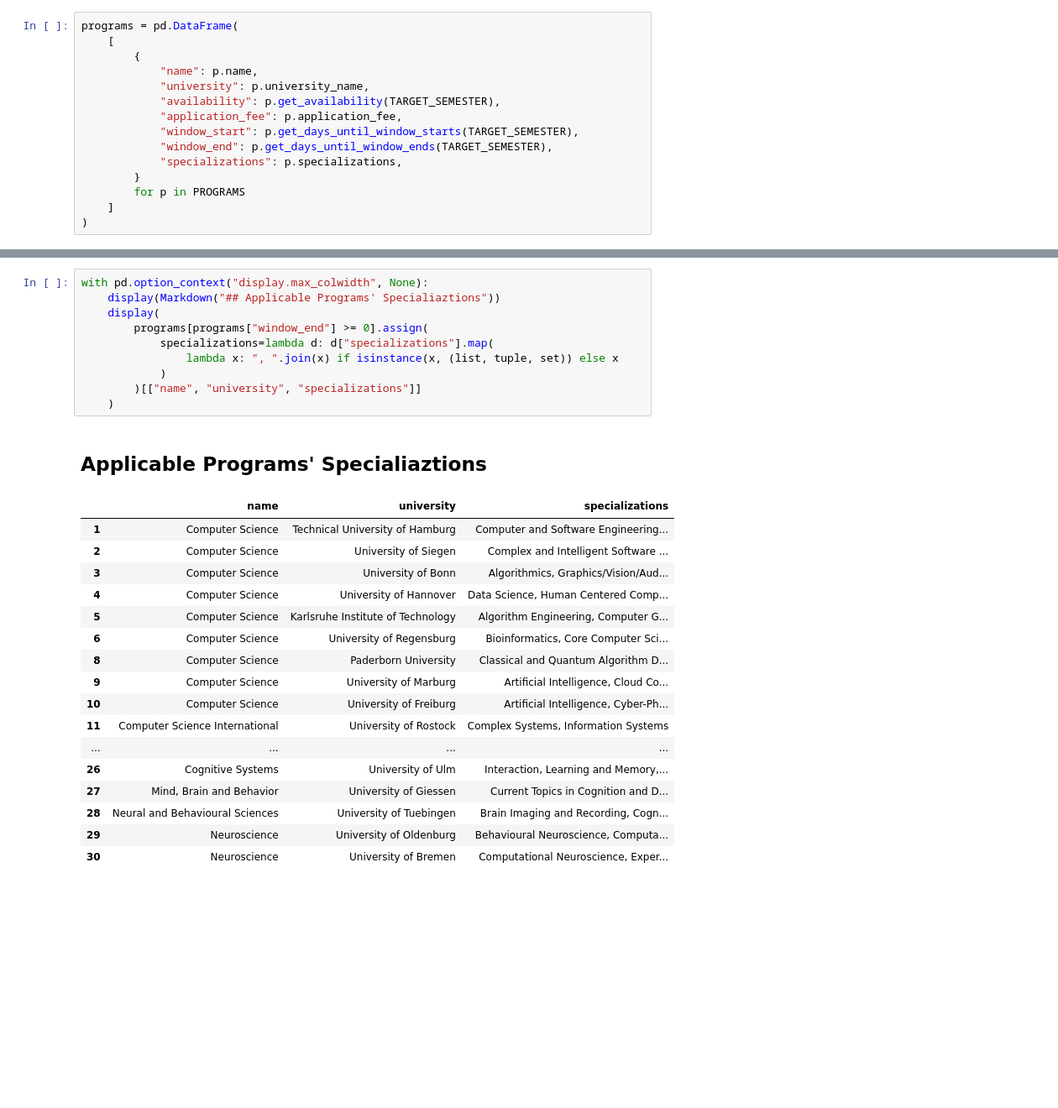
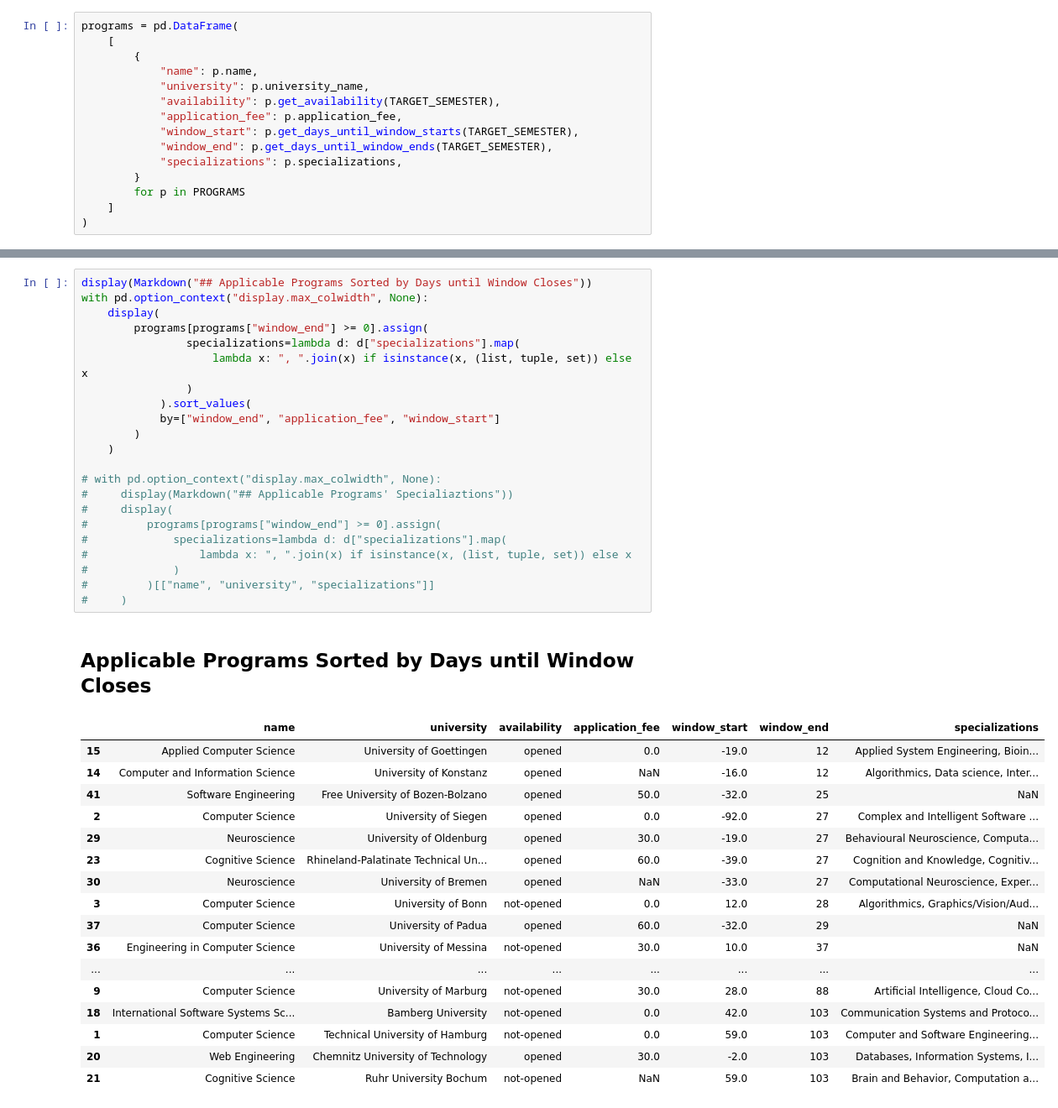
Before and after one commit to trumpeter122/european-graduate-programs, a Jupyter notebook: main.ipynb, the cells around one changed output, grey strips where cells are left out. Shown at 84% size. Cells and saved outputs as stored; diff of their text form; blank space fills up the shorter version.

```diff
--- a/main.ipynb
+++ b/main.ipynb
@@ -94,29 +84,41 @@ display(
-# %%
-with pd.option_context("display.max_colwidth", None):
-    display(Markdown("## Applicable Programs' Specialiaztions"))
-    display(
-        programs[programs["window_end"] >= 0].assign(
-            specializations=lambda d: d["specializations"].map(
-                lambda x: ", ".join(x) if isinstance(x, (list, tuple, set)) else x
-            )
-        )[["name", "university", "specializations"]]
-    )
-# %% [output]
-## Applicable Programs' Specialiaztions
-|  | name | university | specializations |
-| 1 | Computer Science | Technical University of Hamburg | Computer and Software Engineering... |
-| 2 | Computer Science | University of Siegen | Complex and Intelligent Software ... |
-| 3 | Computer Science | University of Bonn | Algorithmics, Graphics/Vision/Aud... |
-| 4 | Computer Science | University of Hannover | Data Science, Human Centered Comp... |
-| 5 | Computer Science | Karlsruhe Institute of Technology | Algorithm Engineering, Computer G... |
-| 6 | Computer Science | University of Regensburg | Bioinformatics, Core Computer Sci... |
-| 8 | Computer Science | Paderborn University | Classical and Quantum Algorithm D... |
-| 9 | Computer Science | University of Marburg | Artificial Intelligence, Cloud Co... |
-| 10 | Computer Science | University of Freiburg | Artificial Intelligence, Cyber-Ph... |
-| 11 | Computer Science International | University of Rostock | Complex Systems, Information Systems |
-| ... | ... | ... | ... |
-| 26 | Cognitive Systems | University of Ulm | Interaction, Learning and Memory,... |
-| 27 | Mind, Brain and Behavior | University of Giessen | Current Topics in Cognition and D... |
-| 28 | Neural and Behavioural Sciences | University of Tuebingen | Brain Imaging and Recording, Cogn... |
-| 29 | Neuroscience | University of Oldenburg | Behavioural Neuroscience, Computa... |
-| 30 | Neuroscience | University of Bremen | Computational Neuroscience, Exper... |
+# %%
+display(Markdown("## Applicable Programs Sorted by Days until Window Closes"))
+with pd.option_context("display.max_colwidth", None):
+    display(
+        programs[programs["window_end"] >= 0].assign(
+                specializations=lambda d: d["specializations"].map(
+                    lambda x: ", ".join(x) if isinstance(x, (list, tuple, set)) else x
+                )
+            ).sort_values(
+            by=["window_end", "application_fee", "window_start"]
+        )
+    )
+
+# with pd.option_context("display.max_colwidth", None):
+#     display(Markdown("## Applicable Programs' Specialiaztions"))
+#     display(
+#         programs[programs["window_end"] >= 0].assign(
+#             specializations=lambda d: d["specializations"].map(
+#                 lambda x: ", ".join(x) if isinstance(x, (list, tuple, set)) else x
+#             )
+#         )[["name", "university", "specializations"]]
+#     )
+# %% [output]
+## Applicable Programs Sorted by Days until Window Closes
+|  | name | university | availability | application_fee | window_start | window_end | specializations |
+| 15 | Applied Computer Science | University of Goettingen | opened | 0.0 | -19.0 | 12 | Applied System Engineering, Bioin... |
+| 14 | Computer and Information Science | University of Konstanz | opened | NaN | -16.0 | 12 | Algorithmics, Data science, Inter... |
+| 41 | Software Engineering | Free University of Bozen-Bolzano | opened | 50.0 | -32.0 | 25 | NaN |
+| 2 | Computer Science | University of Siegen | opened | 0.0 | -92.0 | 27 | Complex and Intelligent Software ... |
+| 29 | Neuroscience | University of Oldenburg | opened | 30.0 | -19.0 | 27 | Behavioural Neuroscience, Computa... |
+| 23 | Cognitive Science | Rhineland-Palatinate Technical Un... | opened | 60.0 | -39.0 | 27 | Cognition and Knowledge, Cognitiv... |
+| 30 | Neuroscience | University of Bremen | opened | NaN | -33.0 | 27 | Computational Neuroscience, Exper... |
+| 3 | Computer Science | University of Bonn | not-opened | 0.0 | 12.0 | 28 | Algorithmics, Graphics/Vision/Aud... |
+| 37 | Computer Science | University of Padua | opened | 60.0 | -32.0 | 29 | NaN |
+| 36 | Engineering in Computer Science | University of Messina | not-opened | 30.0 | 10.0 | 37 | NaN |
+| ... | ... | ... | ... | ... | ... | ... | ... |
+| 9 | Computer Science | University of Marburg | not-opened | 30.0 | 28.0 | 88 | Artificial Intelligence, Cloud Co... |
+| 18 | International Software Systems Sc... | Bamberg University | not-opened | 0.0 | 42.0 | 103 | Communication Systems and Protoco... |
+| 1 | Computer Science | Technical University of Hamburg | not-opened | 0.0 | 59.0 | 103 | Computer and Software Engineering... |
+| 20 | Web Engineering | Chemnitz University of Technology | opened | 30.0 | -2.0 | 103 | Databases, Information Systems, I... |
+| 21 | Cognitive Science | Ruhr University Bochum | not-opened | NaN | 59.0 | 103 | Brain and Behavior, Computation a... |
```
Also changed, not shown: parts of 5 cells of this notebook, 1 other file.
